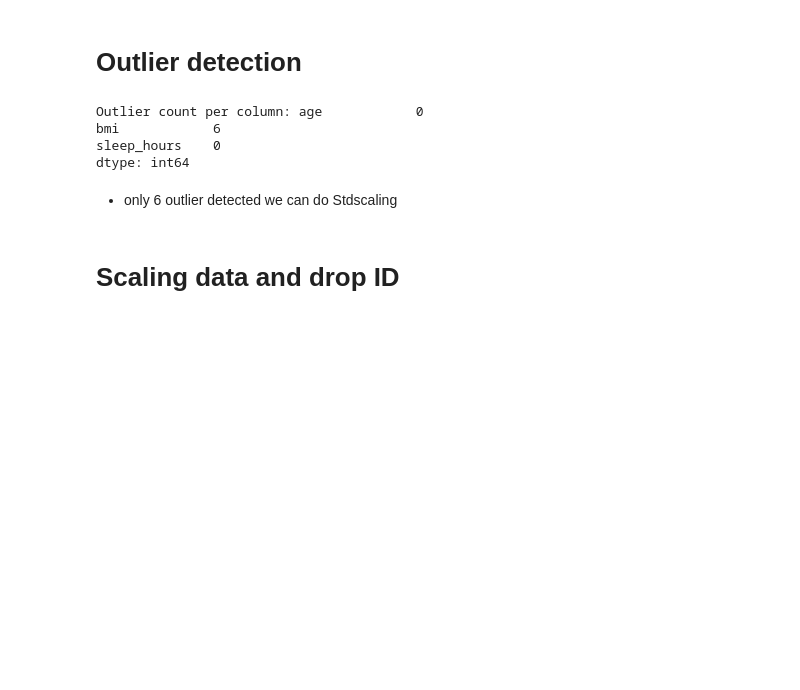
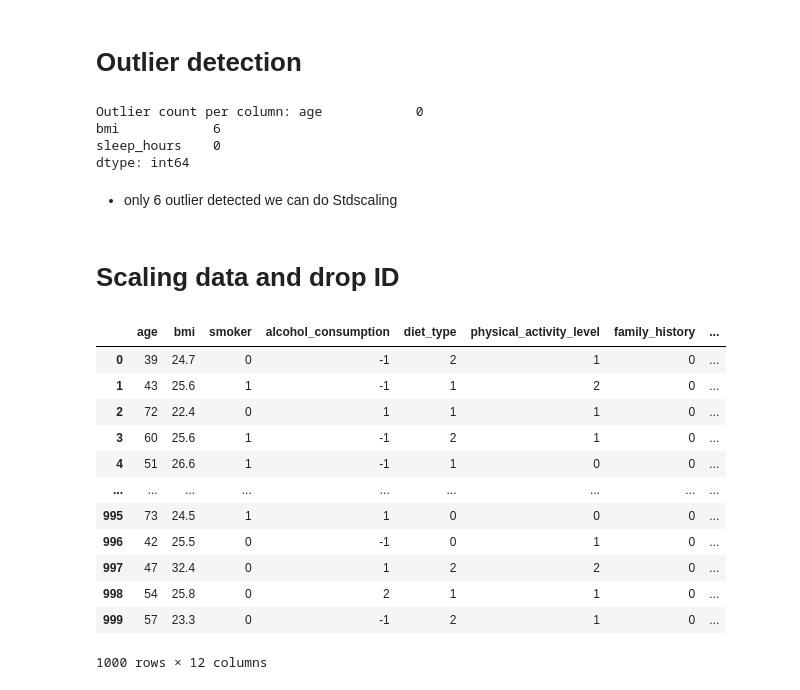
Before and after one commit to alabhastam/Prostate-Cancer-Risk, a Jupyter notebook: codebsae.ipynb, the cells around one changed output. Cells and saved outputs as stored; diff of their text form; code cells hidden in the pictures; blank space fills up the shorter version.

```diff
--- a/codebsae.ipynb
+++ b/codebsae.ipynb
@@ -167,3 +167,19 @@ dtype: int64
 - only 6 outlier detected we can do Stdscaling
 # %% [markdown]
 # Scaling data and drop ID
+# %%
+df.drop('id', axis = 1)
+# %% [output]
+|  | age | bmi | smoker | alcohol_consumption | diet_type | physical_activity_level | family_history | ... |
+| 0 | 39 | 24.7 | 0 | -1 | 2 | 1 | 0 | ... |
+| 1 | 43 | 25.6 | 1 | -1 | 1 | 2 | 0 | ... |
+| 2 | 72 | 22.4 | 0 | 1 | 1 | 1 | 0 | ... |
+| 3 | 60 | 25.6 | 1 | -1 | 2 | 1 | 0 | ... |
+| 4 | 51 | 26.6 | 1 | -1 | 1 | 0 | 0 | ... |
+| ... | ... | ... | ... | ... | ... | ... | ... | ... |
+| 995 | 73 | 24.5 | 1 | 1 | 0 | 0 | 0 | ... |
+| 996 | 42 | 25.5 | 0 | -1 | 0 | 1 | 0 | ... |
+| 997 | 47 | 32.4 | 0 | 1 | 2 | 2 | 0 | ... |
+| 998 | 54 | 25.8 | 0 | 2 | 1 | 1 | 0 | ... |
+| 999 | 57 | 23.3 | 0 | -1 | 2 | 1 | 0 | ... |
+1000 rows × 12 columns
```
Also changed, not shown: parts of 2 cells of this notebook.
